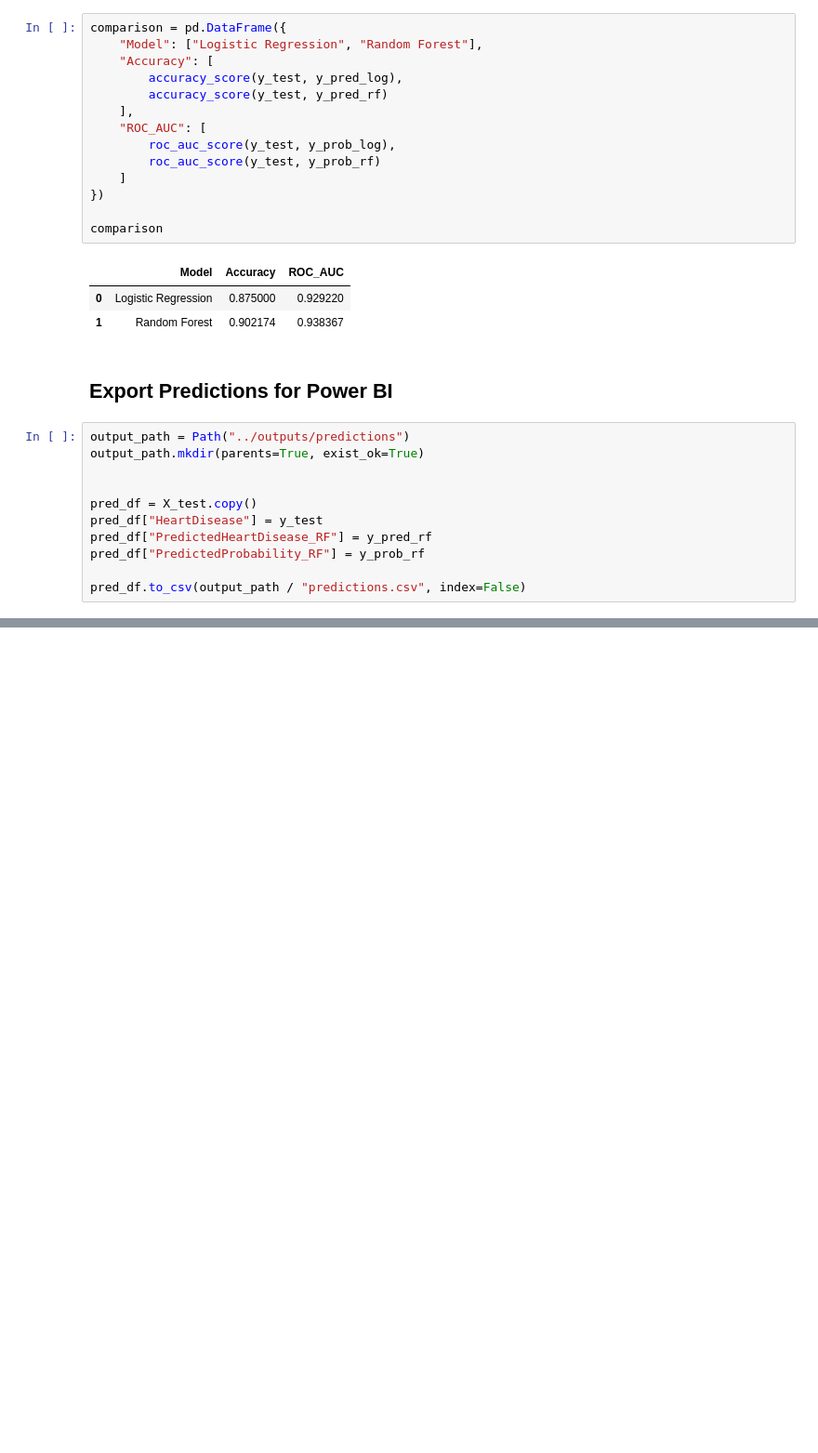
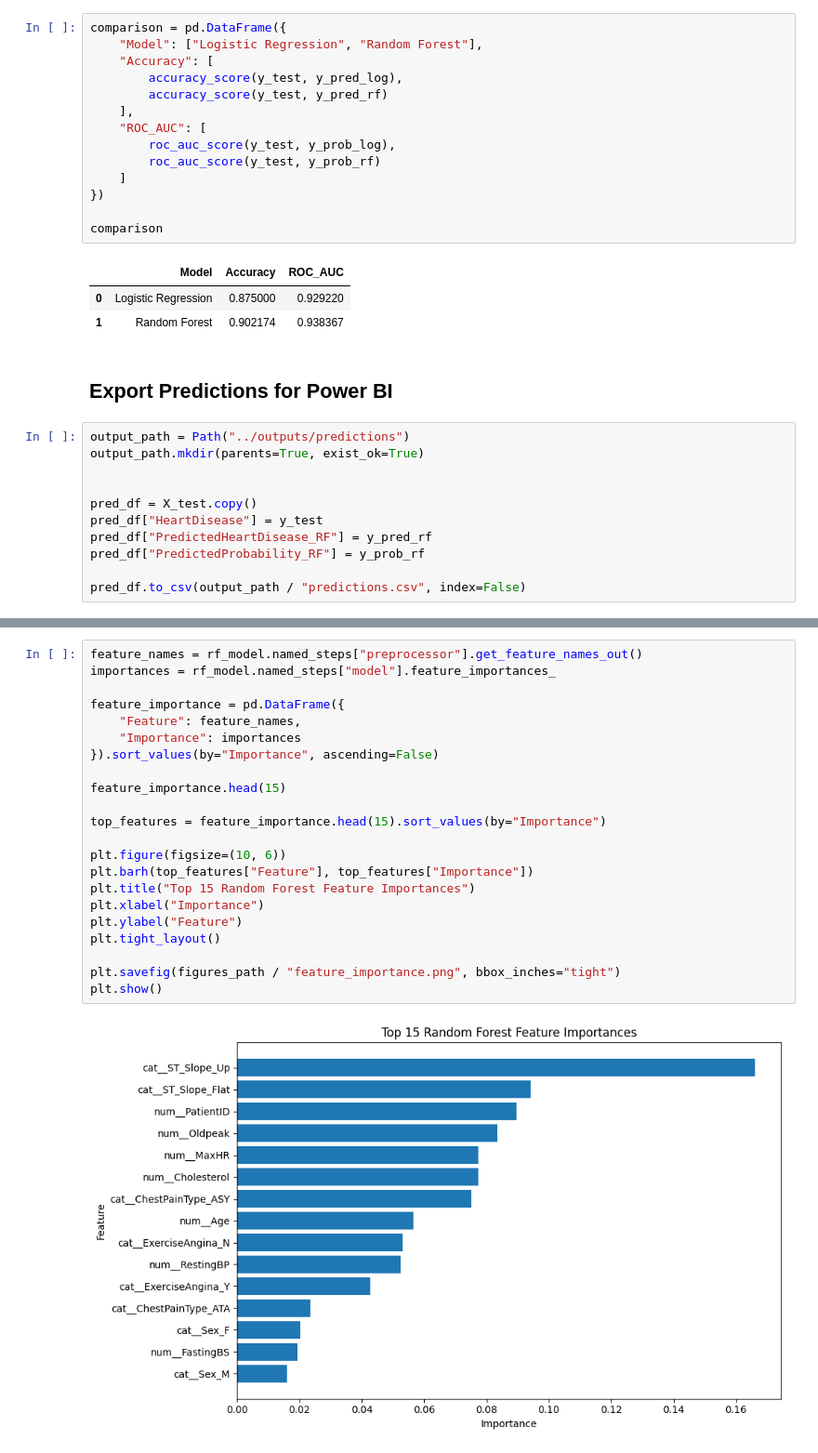
Before and after one commit to SamanthaRHatfield/Heart-Failure-Prediction, a Jupyter notebook: python_powerbi/notebooks/02_modeling_heart_disease.ipynb, the cells around one changed output, grey strips where cells are left out. Shown at 93% size. Cells and saved outputs as stored; diff of their text form; blank space fills up the shorter version.

```diff
--- a/python_powerbi/notebooks/02_modeling_heart_disease.ipynb
+++ b/python_powerbi/notebooks/02_modeling_heart_disease.ipynb
@@ -190,0 +219,24 @@ pred_df.to_csv(output_path / "predictions.csv", index=False)
+# %%
+feature_names = rf_model.named_steps["preprocessor"].get_feature_names_out()
+importances = rf_model.named_steps["model"].feature_importances_
+
+feature_importance = pd.DataFrame({
+    "Feature": feature_names,
+    "Importance": importances
+}).sort_values(by="Importance", ascending=False)
+
+feature_importance.head(15)
+
+top_features = feature_importance.head(15).sort_values(by="Importance")
+
+plt.figure(figsize=(10, 6))
+plt.barh(top_features["Feature"], top_features["Importance"])
+plt.title("Top 15 Random Forest Feature Importances")
+plt.xlabel("Importance")
+plt.ylabel("Feature")
+plt.tight_layout()
+
+plt.savefig(figures_path / "feature_importance.png", bbox_inches="tight")
+plt.show()
+# %% [output]
+[figure, added]
```
Also changed, not shown: parts of 4 cells of this notebook, 10 other files.
